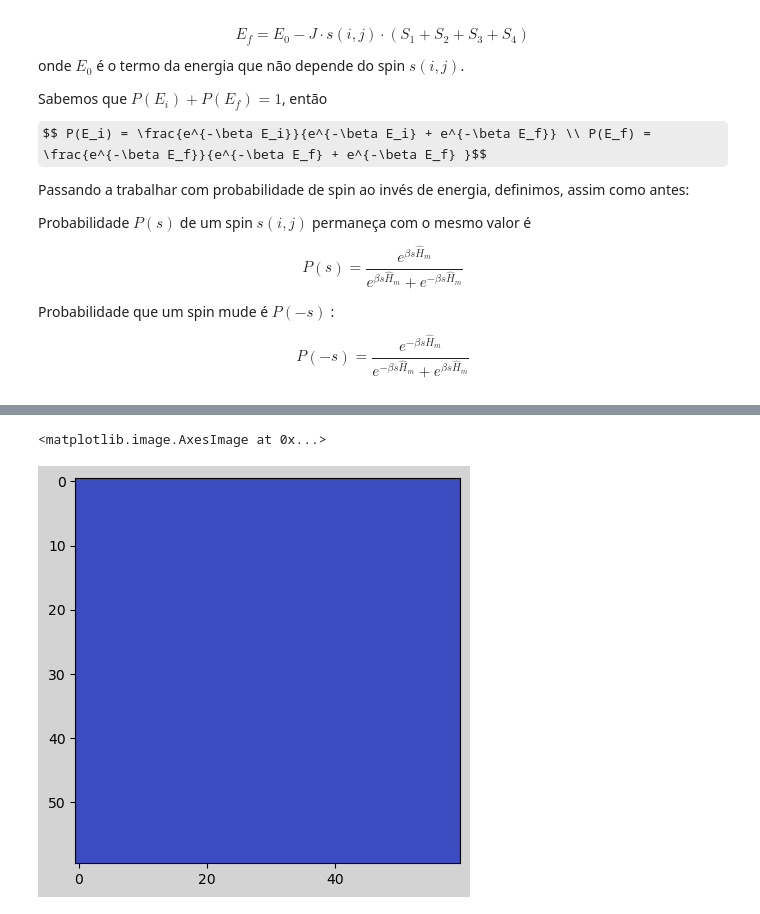
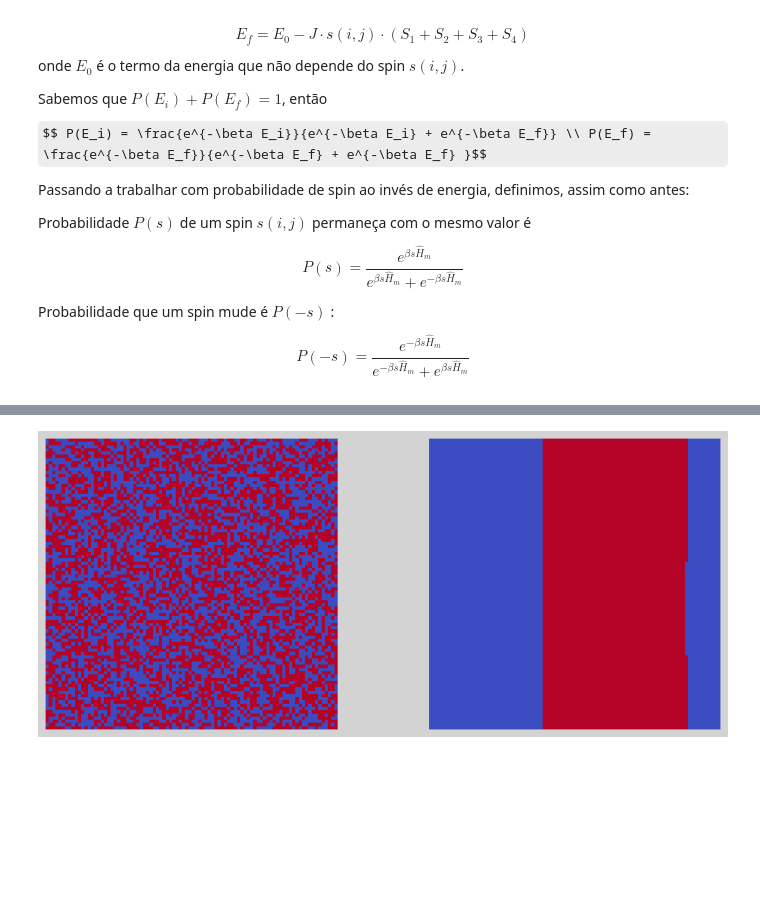
Before and after one commit to jeftersantiago/mec_estat_comp, a Jupyter notebook: projeto5/src/Projeto 5.ipynb, the cells around one changed output, grey strips where cells are left out. Saved outputs shown, nothing was run; the diff lists cells and outputs as text; code cells hidden in the pictures; some formulas as TeX source; blank space fills up the shorter version.

```diff
--- a/projeto5/src/Projeto 5.ipynb
+++ b/projeto5/src/Projeto 5.ipynb
@@ -110,6 +112,8 @@ def plot_configuration(path1, path2):
 
     data1 = np.loadtxt(path1)
     data2 = np.loadtxt(path2)
+
+
 
 
     fig, ax = plt.subplots(1, 2, figsize=(12, 5), facecolor='lightgray')
@@ -122,6 +126,11 @@ def plot_configuration(path1, path2):
     plt.rc('text.latex', preamble=r'\usepackage{amsmath}')
     plt.rc('font', **font)
 
+#     ax[0].set_xlim(0, len(data1[:, 0]))
+#     ax[1].set_xlim(0, len(data2[:, 0]))
+
+    ax[0].set_axis_off()
+    ax[1].set_axis_off()
     ax[0].imshow(data1, cmap='coolwarm', interpolation='nearest')
     ax[1].imshow(data2, cmap='coolwarm', interpolation='nearest')
     # plt.colorbar()
@@ -171,18 +183,6 @@ plt.show()
-# %%
-data = np.loadtxt("saida-configuracao.dat")
-
-fig, ax = plt.subplots(1, 1, figsize=(12, 5), facecolor='lightgray')
-
-plt.style.use('default')
-font = {
-    'weight' : 'bold',
-    'size'   : 16
-}
-plt.rc('text', usetex=True)
-plt.rc('text.latex', preamble=r'\usepackage{amsmath}')
-plt.rc('font', **font)
-
-ax.imshow(data, cmap='coolwarm', interpolation='nearest')
-# %% [output]
-<matplotlib.image.AxesImage at 0x...>
-[figure, removed]
+# %%
+fig = plot_configuration("saidas/tarefa-2/b1/saida-configuracao-inicial-b1.dat", "saidas/tarefa-2/b1/saida-configuracao-final-b1.dat")
+# plt.savefig("graficos/tarefa-1/graf-configuracao-L60.png", dpi = DPi, bbox_inches = 'tight')
+plt.show()
+# %% [output]
+[figure, added]
```
Also changed, not shown: parts of 17 cells of this notebook, 26 other files.
